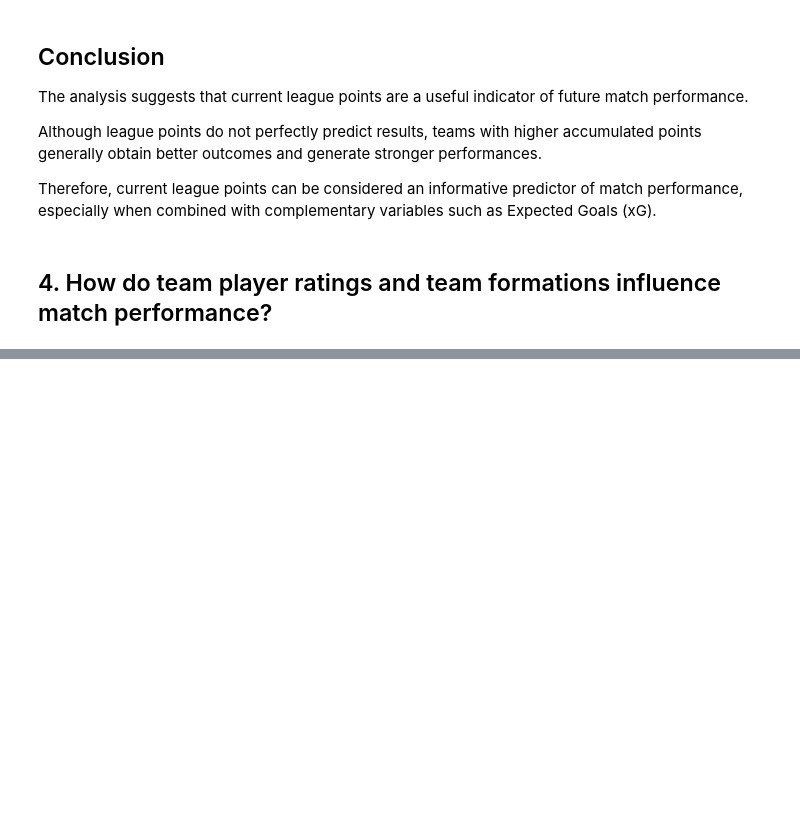
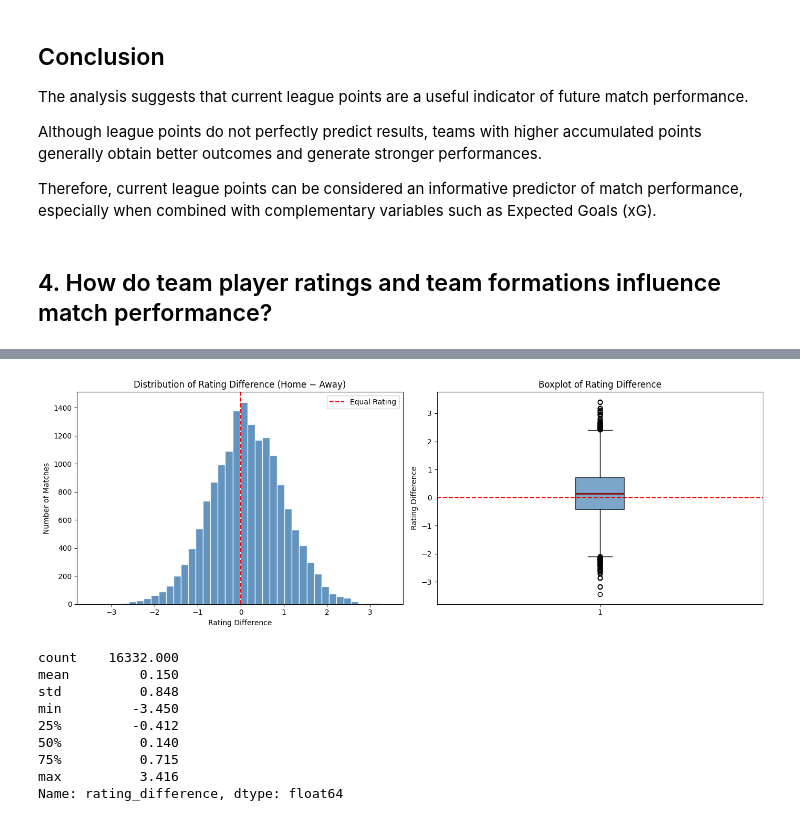
Before and after one commit to magrimuc/prj-2-eda-sql-football-matches-statistics, a Jupyter notebook: Ultimate_Master_notebook.ipynb, the cells around one changed output, grey strips where cells are left out. Saved outputs shown, nothing was run; the diff lists cells and outputs as text; code cells hidden in the pictures; blank space fills up the shorter version.

```diff
--- a/Ultimate_Master_notebook.ipynb
+++ b/Ultimate_Master_notebook.ipynb
@@ -1642,0 +1611,39 @@ Team player ratings are a strong predictor of match performance, but weak on xG
+# %%
+if 'average_home_team_rating' not in clean_df.columns:
+    clean_df['average_home_team_rating'] = clean_df[['home_defense_rating', 'home_midfield_rating', 'home_attack_rating']].mean(axis=1)
+
+if 'average_away_team_rating' not in clean_df.columns:
+    clean_df['average_away_team_rating'] = clean_df[['away_defense_rating', 'away_midfield_rating', 'away_attack_rating']].mean(axis=1)
+
+if 'rating_difference' not in clean_df.columns:
+    clean_df['rating_difference'] = clean_df['average_home_team_rating'] - clean_df['average_away_team_rating']
+
+fig, axes = plt.subplots(1, 2, figsize=(14, 5))
+
+axes[0].hist(clean_df['rating_difference'].dropna(), bins=40, color='steelblue', edgecolor='white', alpha=0.85)
+axes[0].axvline(0, color='red', linestyle='--', linewidth=1.5, label='Equal Rating')
+axes[0].set_title('Distribution of Rating Difference (Home − Away)')
+axes[0].set_xlabel('Rating Difference')
+axes[0].set_ylabel('Number of Matches')
+axes[0].legend()
+
+axes[1].boxplot(clean_df['rating_difference'].dropna(), vert=True, patch_artist=True, boxprops=dict(facecolor='steelblue', alpha=0.7), medianprops=dict(color='darkred', linewidth=2))
+axes[1].axhline(0, color='red', linestyle='--', linewidth=1.5)
+axes[1].set_title('Boxplot of Rating Difference')
+axes[1].set_ylabel('Rating Difference')
+
+plt.tight_layout()
+plt.show()
+
+print(clean_df['rating_difference'].describe().round(3))
+# %% [output]
+[figure, added]
+count    16332.000
+mean         0.150
+std          0.848
+min         -3.450
+25%         -0.412
+50%          0.140
+75%          0.715
+max          3.416
+Name: rating_difference, dtype: float64
```
Also changed, not shown: parts of 16 cells of this notebook.
